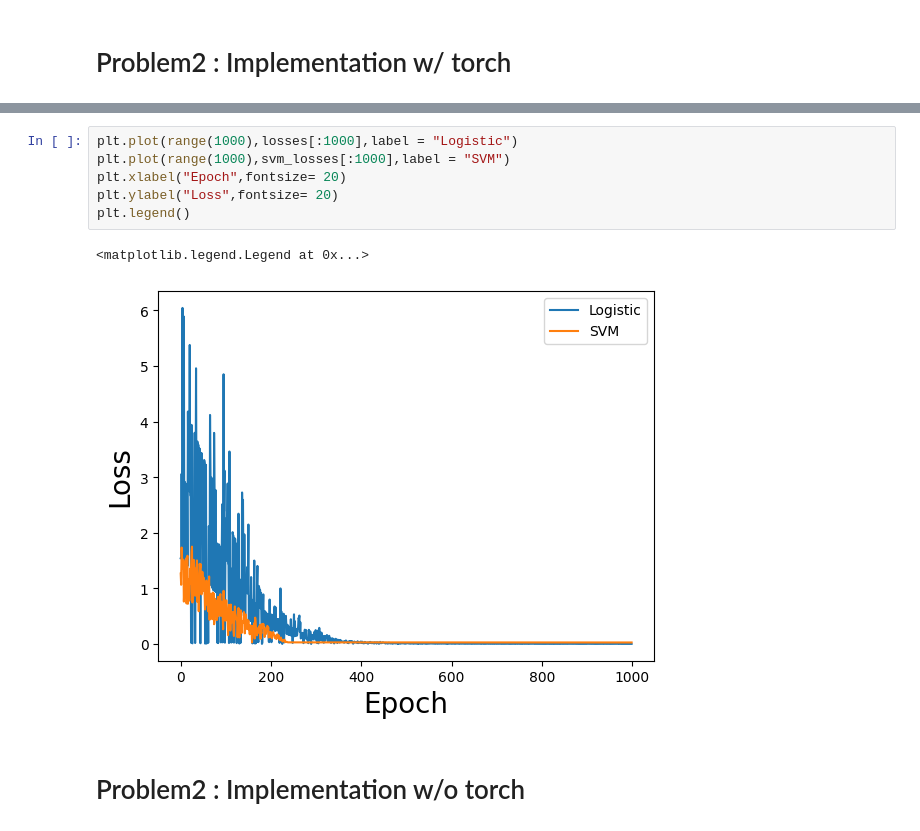
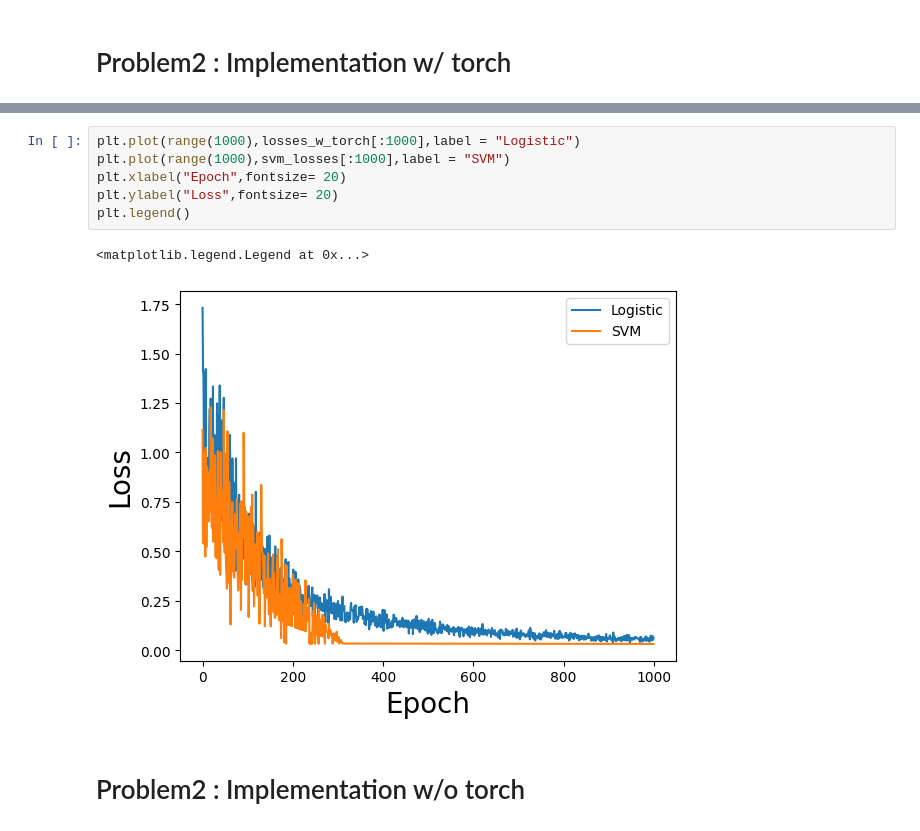
Before and after one commit to jmSNU/DNN, a Jupyter notebook: hw2/hw2.ipynb, the cells around one changed output, grey strips where cells are left out. Drawn from its saved outputs; the diff is of its cells as text.

```diff
--- a/hw2/hw2.ipynb
+++ b/hw2/hw2.ipynb
@@ -189,12 +189,12 @@ losses_torch = svm_losses
 # %%
-plt.plot(range(1000),losses[:1000],label = "Logistic")
+plt.plot(range(1000),losses_w_torch[:1000],label = "Logistic")
 plt.plot(range(1000),svm_losses[:1000],label = "SVM")
 plt.xlabel("Epoch",fontsize= 20)
 plt.ylabel("Loss",fontsize= 20)
 plt.legend()
 # %% [output]
 <matplotlib.legend.Legend at 0x...>
-[figure, old version]
+[figure, new version]
 # %% [markdown]
 Problem2 : Implementation w/o torch
 ==========
```
Also changed, not shown: parts of 6 cells of this notebook, 10 other files.
